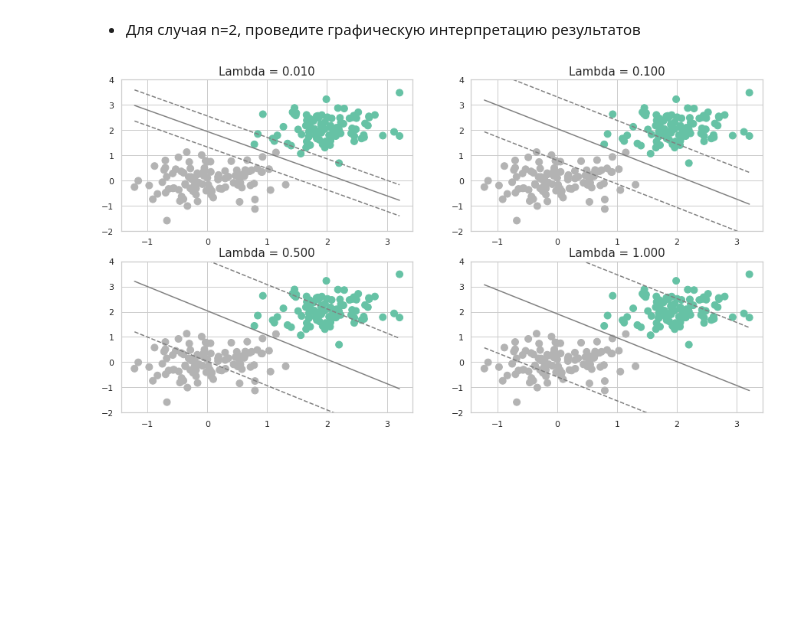
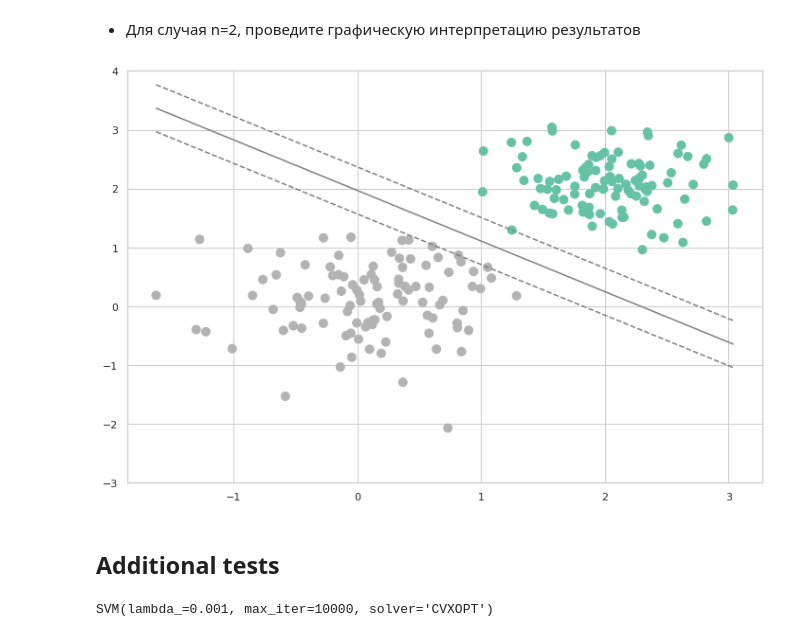
Before and after one commit to iamilyasedunov/convex_optimization_SVM, a Jupyter notebook: lab1_SMPR.ipynb, the cells around one changed output. Cells and saved outputs as stored; diff of their text form; code cells hidden in the pictures; blank space fills up the shorter version.

```diff
--- a/lab1_SMPR.ipynb
+++ b/lab1_SMPR.ipynb
@@ -223,37 +255,36 @@ def plot_decision_(clf, X, y, cmap='Set1'):
 
     plt.scatter(X[:, 0], X[:, 1], c=y, cmap=cmap, s=80)
 
-    d1_min = np.min([X[:100,0], X[100:,0]])
-    d1_max = np.max([X[:100,0], X[100:,0]])
+    n_samples = X.shape[0]//2
+
+    d1_min = np.min([X[:n_samples,0], X[n_samples:,0]])
+    d1_max = np.max([X[:n_samples,0], X[n_samples:,0]])
 
     d2_at_mind1 = (-w[0]*d1_min - b) / w[1]
     d2_at_maxd1 = (-w[0]*d1_max - b) / w[1]
-    sup_up_at_mind1 = (-w[0]*d1_min - b + 1) / w[1]
-    sup_up_at_maxd1 = (-w[0]*d1_max - b + 1) / w[1]
-    sup_dn_at_mind1 = (-w[0]*d1_min - b - 1) / w[1]
-    sup_dn_at_maxd1 = (-w[0]*d1_max - b - 1) / w[1]
+    sup_up_at_mind1 = (-w[0]*d1_min - b - 1) / w[1]
+    sup_up_at_maxd1 = (-w[0]*d1_max - b - 1) / w[1]
+    sup_dn_at_mind1 = (-w[0]*d1_min - b + 1) / w[1]
+    sup_dn_at_maxd1 = (-w[0]*d1_max - b + 1) / w[1]
 
     plt.plot([d1_min,d1_max], [d2_at_mind1, d2_at_maxd1], color='gray')
     plt.plot([d1_min,d1_max], [sup_up_at_mind1, sup_up_at_maxd1],'--', color='gray')
     plt.plot([d1_min,d1_max], [sup_dn_at_mind1, sup_dn_at_maxd1],'--', color='gray')
-    plt.ylim([np.floor(np.min([X[:100,1],X[100:,1]])), np.ceil(np.max([X[:100,1], X[100:,1]]))])
-    #plt.legend()
+    plt.ylim([np.floor(np.min([X[:n_samples,1],X[n_samples:,1]])), np.ceil(np.max([X[:n_samples,1], X[n_samples:,1]]))])
 # %%
-#plt.figure(figsize=(12, 8))
-#clf = SVM(lambda_=0.001, max_iter=10000, verbose=False, solver=cvx.CVXOPT)
-#clf.fit(X, y)
-#plot_decision_(clf, X, y, cmap='Set2')
+X, y = gen_lin_separable_data(n=2)
+
+plt.figure(figsize=(12, 8))
+clf = SVM(lambda_=0.0001, max_iter=10000, verbose=False, solver=cvx.CVXOPT)
+clf.fit(X, y)
+plot_decision_(clf, X, y, cmap='Set2')
+# %% [output]
+[figure, added]
-# %%
-from sklearn.datasets import make_blobs
-
-c_grid = [0.01, 0.1, 0.5, 1]
-plt.figure(figsize=(15, 8))
-X, y = gen_lin_separable_data(n=2)
-for (i, c) in enumerate(c_grid):
-    clf = SVM(lambda_=c, max_iter=10000, verbose=False, solver=cvx.CVXOPT)
-    clf.fit(X, y)
-    plt.subplot(2, 2, i+1)
-    plt.title('Lambda = {:.3f}'.format(c), size=15)
-    plot_decision_(clf, X, y, cmap='Set2')
-# %% [output]
-[figure, removed]
+# %% [markdown]
+## Additional tests
+# %%
+X_train, y_train = gen_lin_separable_data(n=2, means_=[[1], [3]], covs_=[[[1]], [[1.5]]])
+clf = SVM(lambda_=0.001, max_iter=10000, verbose=False, solver=cvx.CVXOPT)
+clf.fit(X_train, y_train)
+# %% [output]
+SVM(lambda_=0.001, max_iter=10000, solver='CVXOPT')
```
Also changed, not shown: parts of 22 cells of this notebook.
